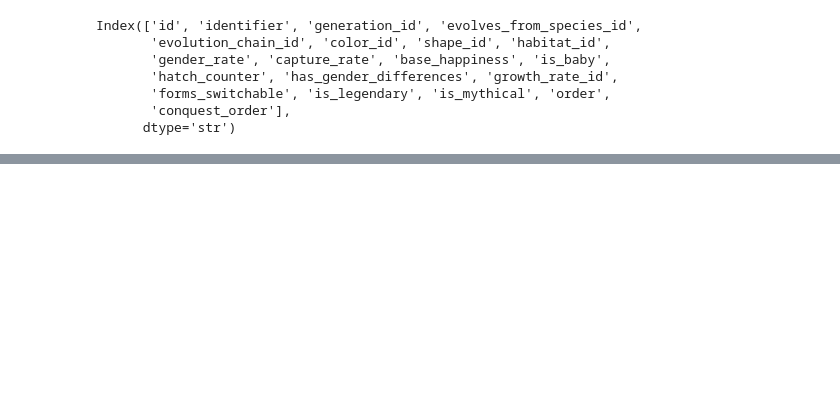
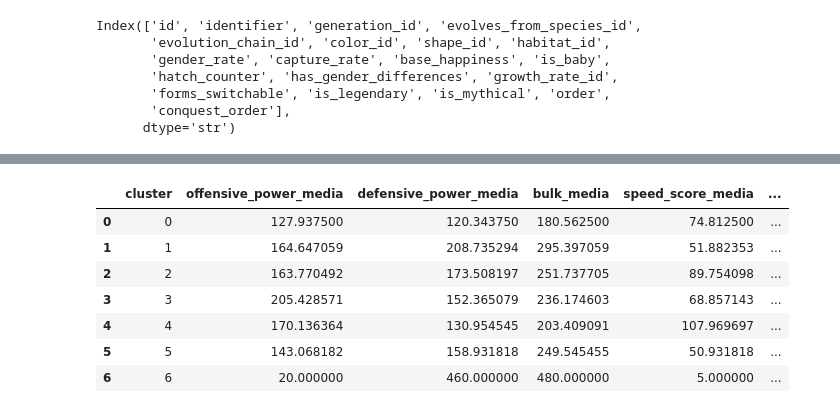
Before and after one commit to luisTranquilino/darkdex, a Jupyter notebook: code/initial_study.ipynb, the cells around one changed output, grey strips where cells are left out. Cells and saved outputs as stored; diff of their text form; code cells hidden in the pictures; blank space fills up the shorter version.

```diff
--- a/code/initial_study.ipynb
+++ b/code/initial_study.ipynb
@@ -189,0 +197,24 @@ plot_distribution(df_kmeans_1, "name", "offensive_power", "defensive_power", "sp
+# %%
+def resumo_clusters(df, col_cluster, colunas):
+    media = df.groupby(col_cluster)[colunas].mean()
+    media.columns = [f"{col}_media" for col in media.columns]
+
+    mediana = df.groupby(col_cluster)[colunas].median()
+    mediana.columns = [f"{col}_mediana" for col in mediana.columns]
+
+    resumo = pd.concat([media, mediana], axis=1).reset_index()
+
+    return resumo
+# %%
+resultado = resumo_clusters(df_kmeans_1, 'cluster', columns_1)
+# %%
+display(resultado)
+# %% [output]
+|  | cluster | offensive_power_media | defensive_power_media | bulk_media | speed_score_media | ... |
+| 0 | 0 | 127.937500 | 120.343750 | 180.562500 | 74.812500 | ... |
+| 1 | 1 | 164.647059 | 208.735294 | 295.397059 | 51.882353 | ... |
+| 2 | 2 | 163.770492 | 173.508197 | 251.737705 | 89.754098 | ... |
+| 3 | 3 | 205.428571 | 152.365079 | 236.174603 | 68.857143 | ... |
+| 4 | 4 | 170.136364 | 130.954545 | 203.409091 | 107.969697 | ... |
+| 5 | 5 | 143.068182 | 158.931818 | 249.545455 | 50.931818 | ... |
+| 6 | 6 | 20.000000 | 460.000000 | 480.000000 | 5.000000 | ... |
```
Also changed, not shown: parts of 10 cells of this notebook, 1 other file.
